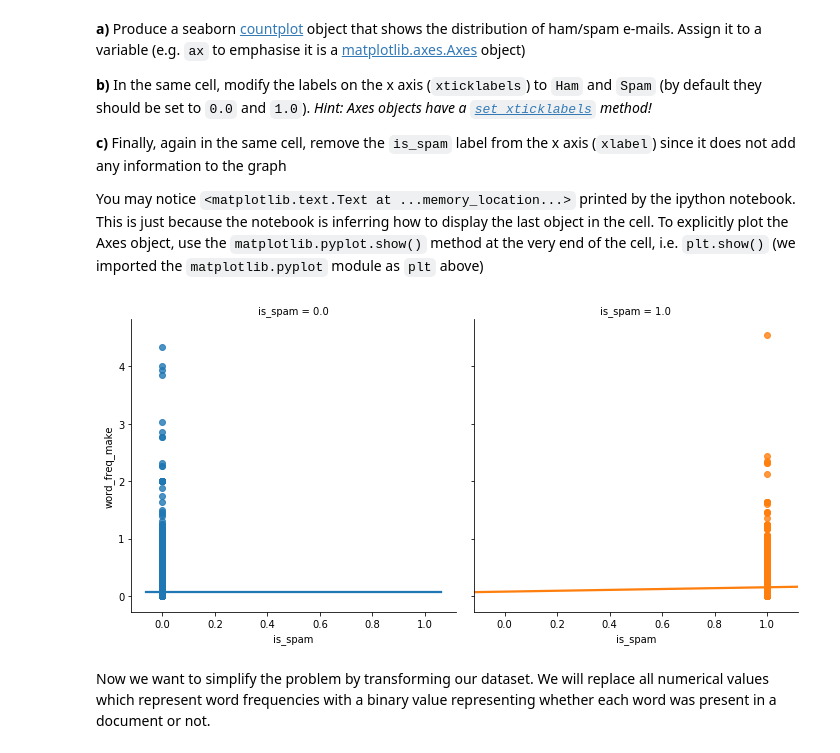
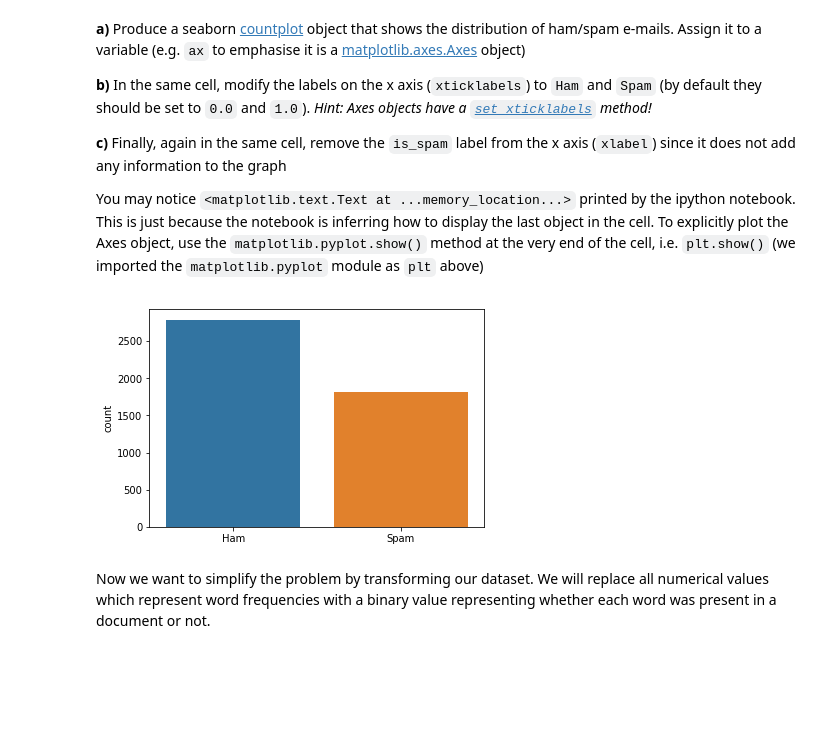
Before and after one commit to LewisLauYang/IAML2018, a Jupyter notebook: Labs/01 - Analysis and Visualisation.ipynb, the cells around one changed output. Saved outputs shown, nothing was run; the diff lists cells and outputs as text; code cells hidden in the pictures; blank space fills up the shorter version.

```diff
--- a/Labs/01 - Analysis and Visualisation.ipynb
+++ b/Labs/01 - Analysis and Visualisation.ipynb
@@ -186,21 +186,14 @@ Now let's get a feeling of the distribution of ham (i.e. valid) vs. spam emails.
 **c)** Finally, again in the same cell, remove the `is_spam` label from the x axis (`xlabel`) since it does not add any information to the graph
 
 You may notice `<matplotlib.text.Text at ...memory_location...>` printed by the ipython notebook. This is just because the notebook is inferring how to display the last object in the cell. To explicitly plot the Axes object, use the `matplotlib.pyplot.show()` method at the very end of the cell, i.e. `plt.show()` (we imported the `matplotlib.pyplot` module as `plt` above)
-# %%
-# Your Code goes here:
-# cleanedSpambase.count()
-# df = sns.load_dataset(cleanedSpambase)
-# print(df)
-
-# pal = {"male":"#6495ED", "female": "#F08080"}
-
-# with:
-#     plt.show()
-
-g = sns.lmplot(x="is_spam", y="word_freq_make", col="is_spam", hue="is_spam", data=cleanedSpambase)
-plt.show()
-# %% [output]
-[figure, removed]
+# %%
+# Your Code goes here:
+ax = sns.countplot(x='is_spam', data=cleanedSpambase)
+ax.set_xticklabels(['Ham', 'Spam'])
+plt.xlabel('')
+plt.show()
+# %% [output]
+[figure, added]
 # %% [markdown]
 Now we want to simplify the problem by transforming our dataset. We will replace all numerical values which represent word frequencies with a binary value representing whether each word was present in a document or not.
 # %% [markdown]
```
Also changed, not shown: parts of 33 cells of this notebook, 2 other files.
